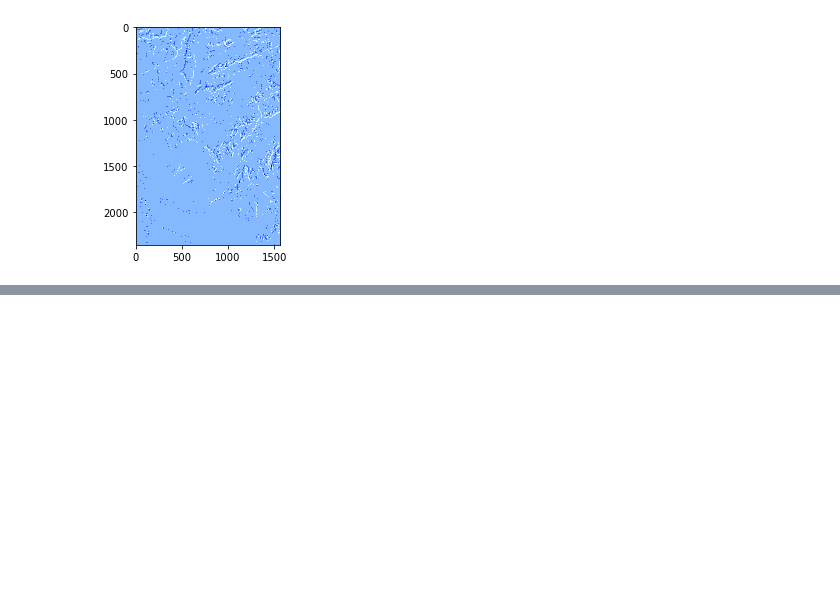
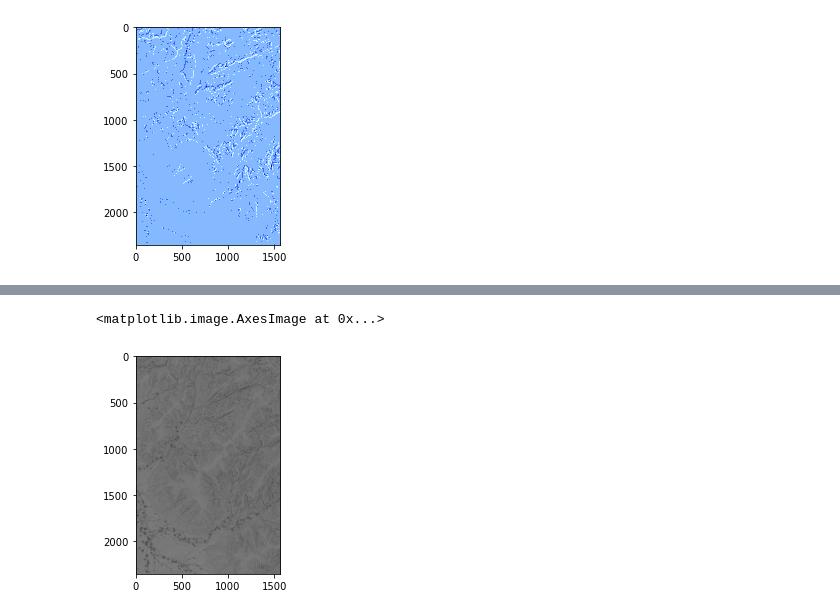
Before and after one commit to ccarbajal16/python_rvt_test, a Jupyter notebook: Modulo_RVT_vis_test.ipynb, the cells around one changed output, grey strips where cells are left out. Cells and saved outputs as stored; diff of their text form; code cells hidden in the pictures; blank space fills up the shorter version.

```diff
--- a/Modulo_RVT_vis_test.ipynb
+++ b/Modulo_RVT_vis_test.ipynb
@@ -153,0 +195,6 @@ rvt.default.save_raster(src_raster_path=dem_path, out_raster_path=msrm_path,
+# %%
+# Visualizando el apertura positiva 'opns'
+plt.imshow(opns_arr, cmap="gray")
+# %% [output]
+<matplotlib.image.AxesImage at 0x...>
+[figure, added]
```
Also changed, not shown: parts of 14 cells of this notebook.
